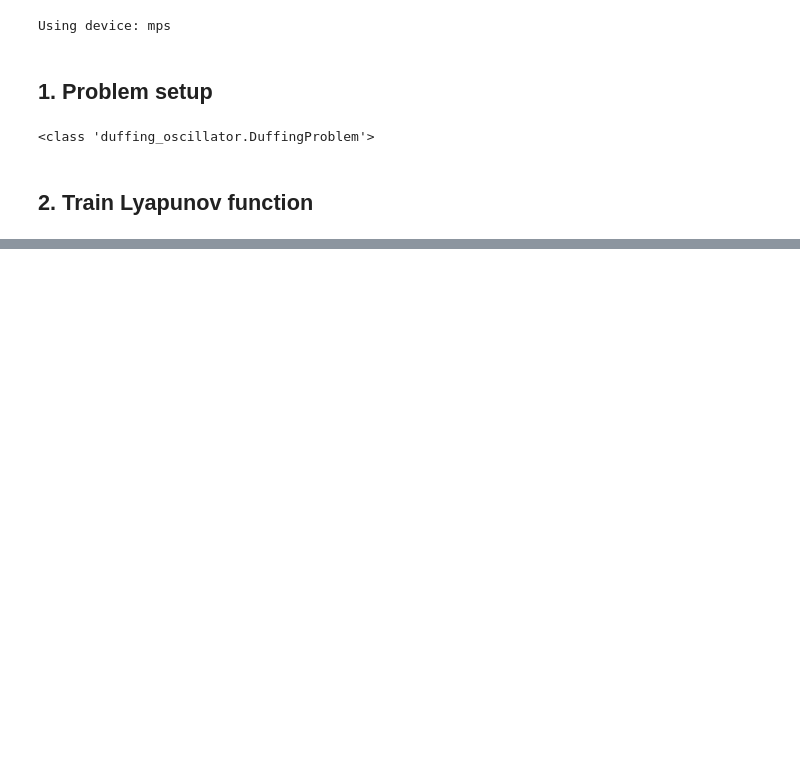
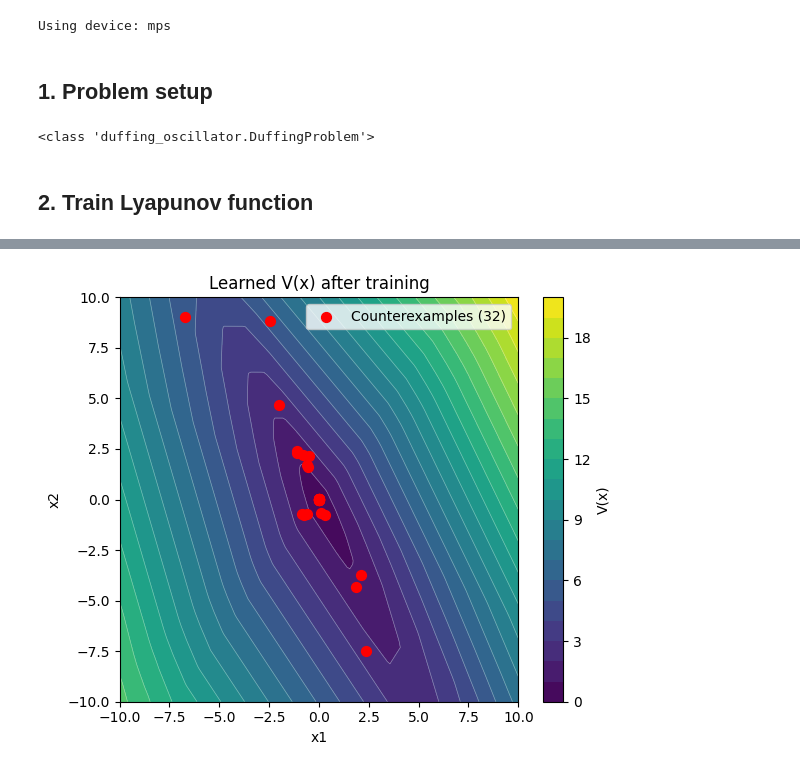
Before and after one commit to Jw1836/NN-Closed-Loop-Verification, a Jupyter notebook: benchmark.ipynb, the cells around one changed output, grey strips where cells are left out. Saved outputs shown, nothing was run; the diff lists cells and outputs as text; code cells hidden in the pictures; blank space fills up the shorter version.

```diff
--- a/benchmark.ipynb
+++ b/benchmark.ipynb
@@ -149,0 +215,37 @@ plt.show()
+# %%
+#print out the generated lyapunov function and counterexmaples if any
+model.cpu()
+
+# Evaluate V on a plot grid (reused in the verification plot below)
+x1_plot = np.linspace(x1_min, x1_max, 150)
+x2_plot = np.linspace(x2_min, x2_max, 150)
+X1g, X2g = np.meshgrid(x1_plot, x2_plot)
+plot_pts = torch.tensor(
+    np.stack([X1g.ravel(), X2g.ravel()], axis=1), dtype=torch.float32
+)
+with torch.no_grad():
+    V = model(plot_pts).numpy().reshape(X1g.shape)
+
+plt.figure(figsize=(6, 5))
+if(len(counterexamples) > 0): #plot the counterexamples if there are any
+    cx = [p[0] for p in counterexamples]
+    cy = [p[1] for p in counterexamples]
+    plt.scatter(
+        cx,
+        cy,
+        c="red",
+        s=50,
+        zorder=5,
+        label=f"Counterexamples ({len(counterexamples)})",
+    )
+    plt.legend()
+plt.contourf(X1g, X2g, V, levels=20, cmap="viridis")
+plt.colorbar(label="V(x)")
+plt.contour(X1g, X2g, V, levels=20, colors="white", linewidths=0.5, alpha=0.4)
+plt.title("Learned V(x) after training")
+plt.xlabel("x1")
+plt.ylabel("x2")
+plt.tight_layout()
+plt.show()
+# %% [output]
+[figure, added]
```
Also changed, not shown: parts of 8 cells of this notebook, 3 other files.
